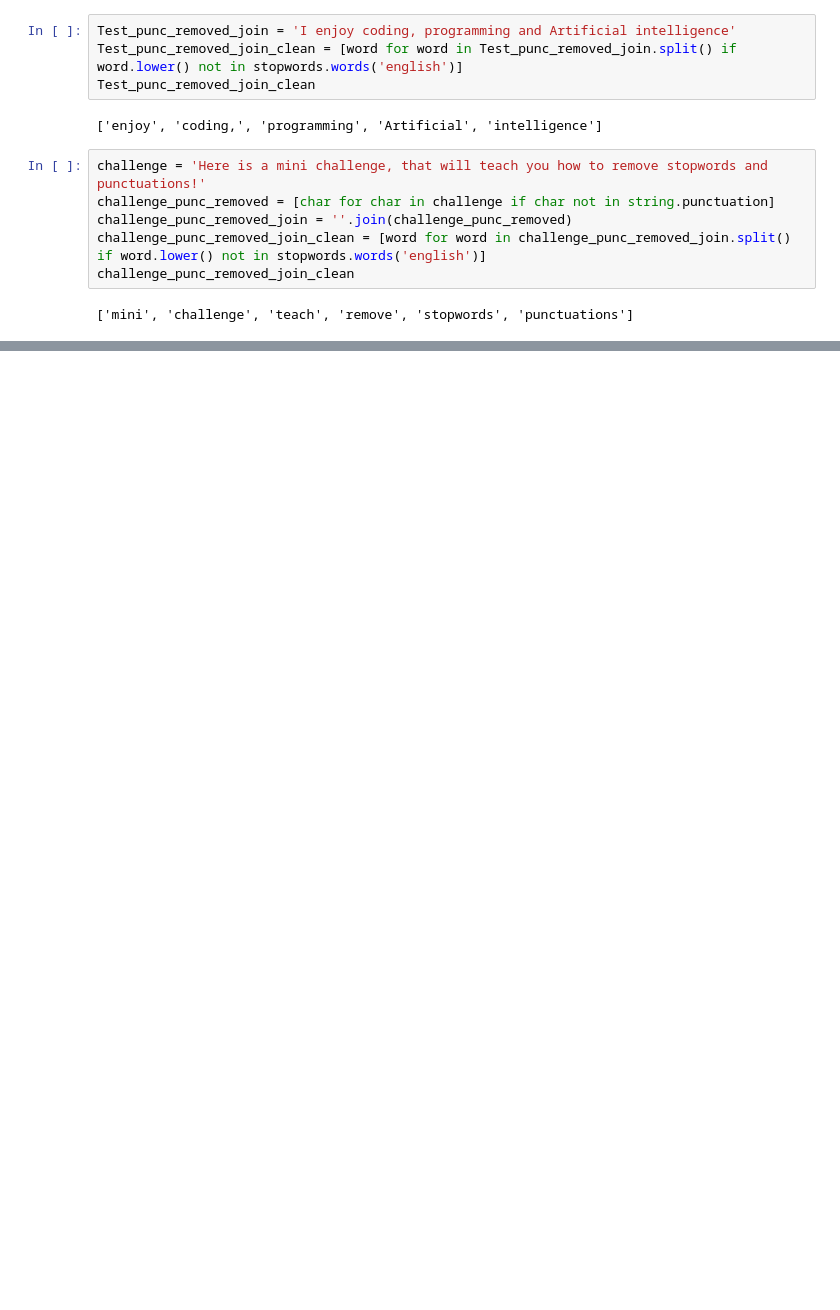
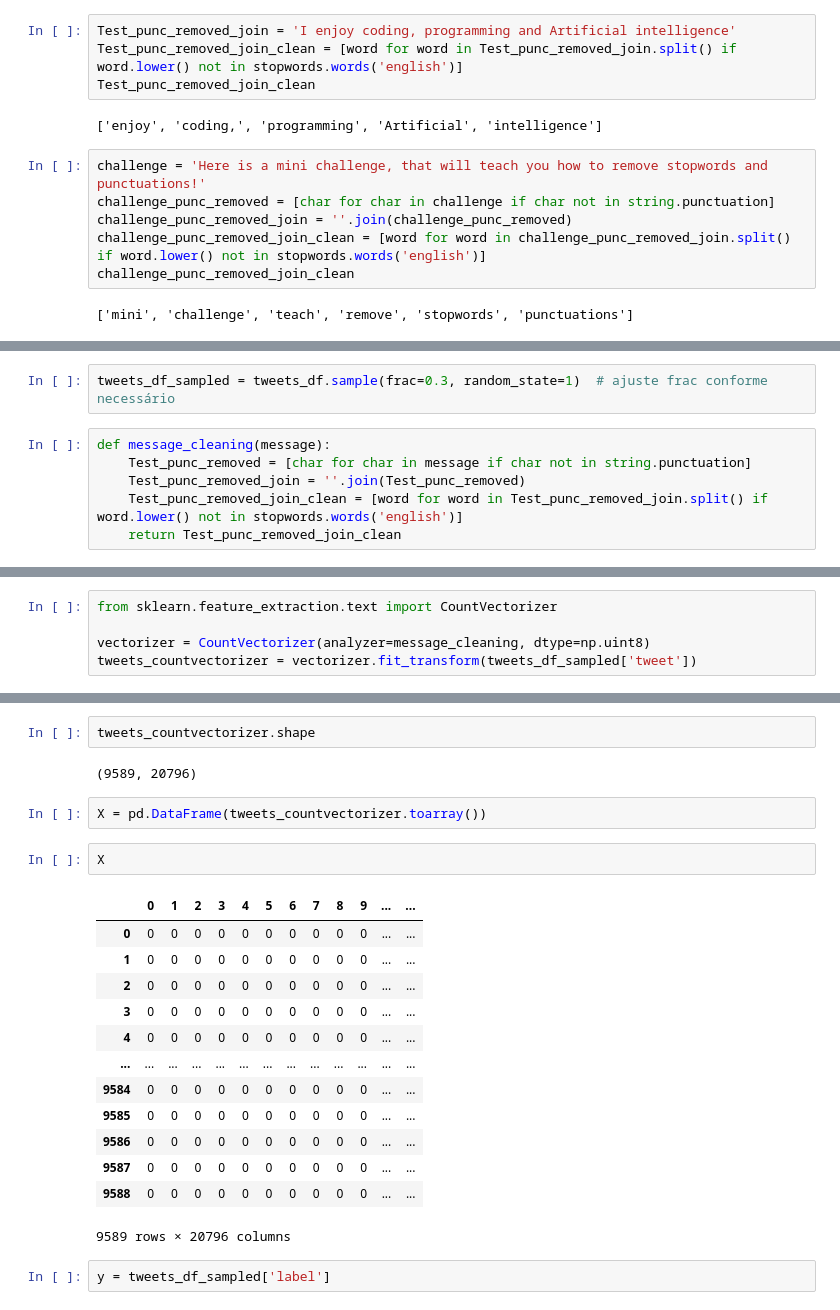
Before and after one commit to Helena190/Twitter_Sentiment_Analysis-Python-Project, a Jupyter notebook: notebooks/Twitter_Sentiment_Analysis.ipynb, the cells around one changed output, grey strips where cells are left out. Drawn from its saved outputs; the diff is of its cells as text; blank space fills up the shorter version.

```diff
--- a/notebooks/Twitter_Sentiment_Analysis.ipynb
+++ b/notebooks/Twitter_Sentiment_Analysis.ipynb
@@ -321,0 +346,8 @@ challenge_punc_removed_join_clean
+# %%
+tweets_df_sampled = tweets_df.sample(frac=0.3, random_state=1)  # ajuste frac conforme necessário
+# %%
+def message_cleaning(message):
+    Test_punc_removed = [char for char in message if char not in string.punctuation]
+    Test_punc_removed_join = ''.join(Test_punc_removed)
+    Test_punc_removed_join_clean = [word for word in Test_punc_removed_join.split() if word.lower() not in stopwords.words('english')]
+    return Test_punc_removed_join_clean
@@ -321,0 +356,5 @@ challenge_punc_removed_join_clean
+# %%
+from sklearn.feature_extraction.text import CountVectorizer
+
+vectorizer = CountVectorizer(analyzer=message_cleaning, dtype=np.uint8)
+tweets_countvectorizer = vectorizer.fit_transform(tweets_df_sampled['tweet'])
@@ -321,0 +371,24 @@ challenge_punc_removed_join_clean
+# %%
+tweets_countvectorizer.shape
+# %% [output]
+(9589, 20796)
+# %%
+X = pd.DataFrame(tweets_countvectorizer.toarray())
+# %%
+X
+# %% [output]
+|  | 0 | 1 | 2 | 3 | 4 | 5 | 6 | 7 | 8 | 9 | ... | ... |
+| 0 | 0 | 0 | 0 | 0 | 0 | 0 | 0 | 0 | 0 | 0 | ... | ... |
+| 1 | 0 | 0 | 0 | 0 | 0 | 0 | 0 | 0 | 0 | 0 | ... | ... |
+| 2 | 0 | 0 | 0 | 0 | 0 | 0 | 0 | 0 | 0 | 0 | ... | ... |
+| 3 | 0 | 0 | 0 | 0 | 0 | 0 | 0 | 0 | 0 | 0 | ... | ... |
+| 4 | 0 | 0 | 0 | 0 | 0 | 0 | 0 | 0 | 0 | 0 | ... | ... |
+| ... | ... | ... | ... | ... | ... | ... | ... | ... | ... | ... | ... | ... |
+| 9584 | 0 | 0 | 0 | 0 | 0 | 0 | 0 | 0 | 0 | 0 | ... | ... |
+| 9585 | 0 | 0 | 0 | 0 | 0 | 0 | 0 | 0 | 0 | 0 | ... | ... |
+| 9586 | 0 | 0 | 0 | 0 | 0 | 0 | 0 | 0 | 0 | 0 | ... | ... |
+| 9587 | 0 | 0 | 0 | 0 | 0 | 0 | 0 | 0 | 0 | 0 | ... | ... |
+| 9588 | 0 | 0 | 0 | 0 | 0 | 0 | 0 | 0 | 0 | 0 | ... | ... |
+9589 rows × 20796 columns
+# %%
+y = tweets_df_sampled['label']
```
Also changed, not shown: parts of 24 cells of this notebook.
